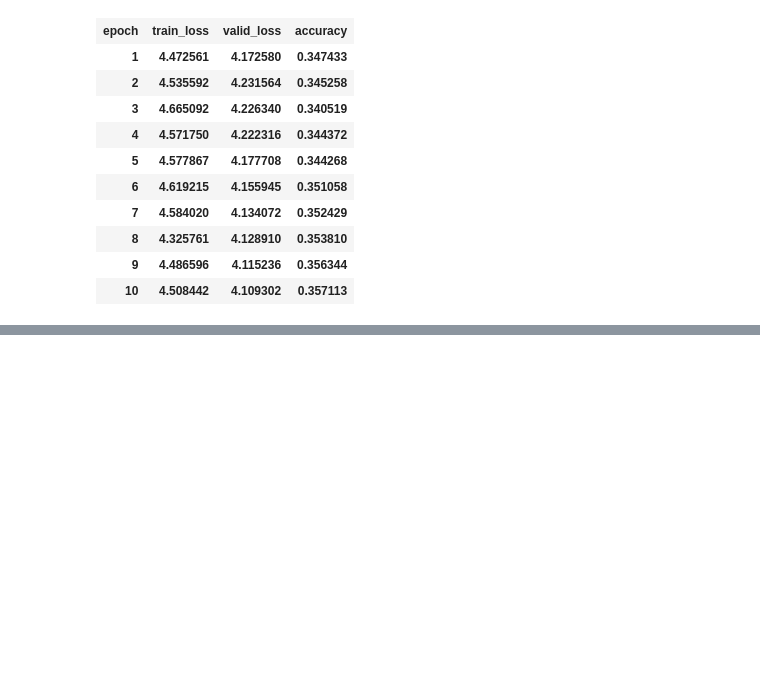
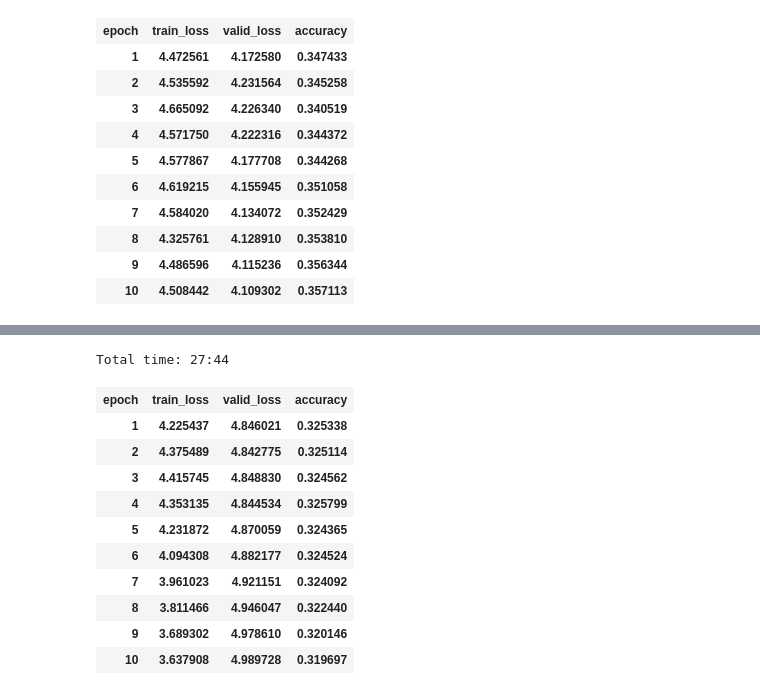
Before and after one commit to n-waves/multifit, a Jupyter notebook: experiments/train-lm-1step.ipynb, the cells around one changed output, grey strips where cells are left out. Saved outputs shown, nothing was run; the diff lists cells and outputs as text; code cells hidden in the pictures; blank space fills up the shorter version.

```diff
--- a/experiments/train-lm-1step.ipynb
+++ b/experiments/train-lm-1step.ipynb
@@ -90,0 +194,15 @@ learn.save("lm_20i")
+# %%
+learn.fit_one_cycle(10, 1e-3, moms=moms)
+# %% [output]
+Total time: 27:44
+| epoch | train_loss | valid_loss | accuracy |
+| 1 | 4.225437 | 4.846021 | 0.325338 |
+| 2 | 4.375489 | 4.842775 | 0.325114 |
+| 3 | 4.415745 | 4.848830 | 0.324562 |
+| 4 | 4.353135 | 4.844534 | 0.325799 |
+| 5 | 4.231872 | 4.870059 | 0.324365 |
+| 6 | 4.094308 | 4.882177 | 0.324524 |
+| 7 | 3.961023 | 4.921151 | 0.324092 |
+| 8 | 3.811466 | 4.946047 | 0.322440 |
+| 9 | 3.689302 | 4.978610 | 0.320146 |
+| 10 | 3.637908 | 4.989728 | 0.319697 |
```
Also changed, not shown: parts of 24 cells of this notebook, 1 other file.
